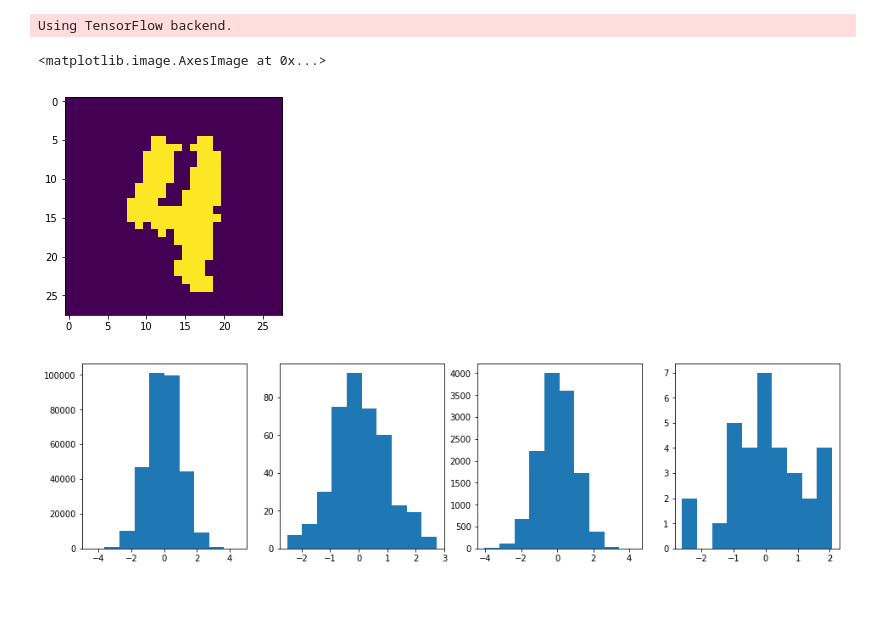
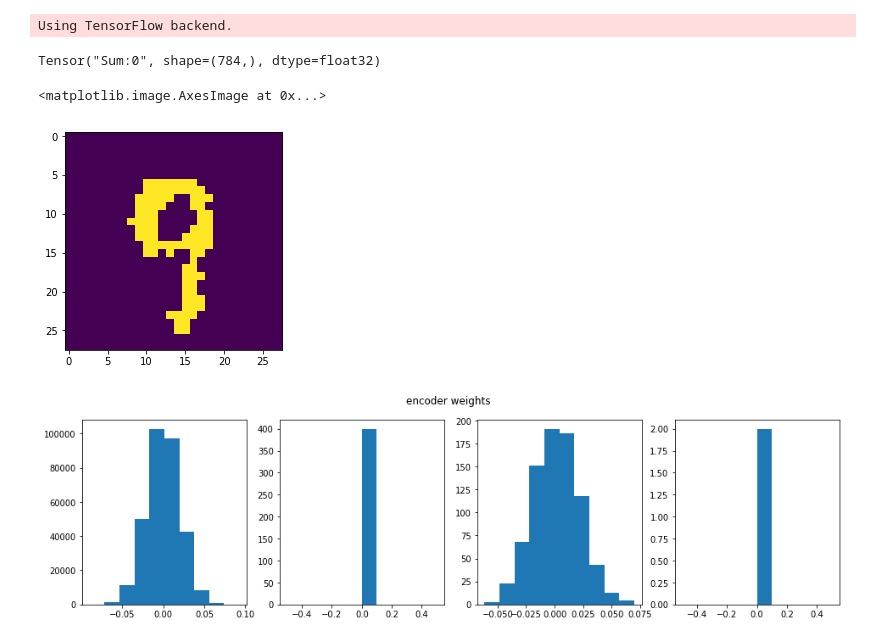
Before and after one commit to jthuemmel/svgd, a Jupyter notebook: stein_vae.ipynb, the cells around one changed output. Drawn from its saved outputs; the diff is of its cells as text; code cells hidden in the pictures; blank space fills up the shorter version.

```diff
--- a/stein_vae.ipynb
+++ b/stein_vae.ipynb
@@ -73,14 +73,14 @@ class decoder_network():
 
     def build_network(self):
         decoder_inputs = Input(batch_shape=(None, self.input_dim))
-        #decoder_inputs = Dropout(self.rate,input_shape=(None, self.input_dim))
+        #decoder_inputs   = Dropout(self.rate)(decoder_inputs)
         decoder_hidden = Dense(self.n_hidden,activation='tanh',
                                kernel_initializer = RandomNormal(self.mu,self.sigma),
-                               bias_initializer = RandomNormal(self.mu,self.sigma))(decoder_inputs)
-        decoder_hidden = Dropout(self.rate)(decoder_hidden)
+                               bias_initializer = Zeros())(decoder_inputs)
+        #decoder_hidden = Dropout(self.rate)(decoder_hidden)
         decoder_output = Dense(self.output_dim, activation='sigmoid',
                                kernel_initializer = RandomNormal(self.mu,self.sigma),
-                               bias_initializer = RandomNormal(self.mu,self.sigma))(decoder_hidden)
+                               bias_initializer = Zeros())(decoder_hidden)
         decoder = Model(inputs = decoder_inputs, outputs = decoder_output)
         return decoder
 
@@ -103,7 +103,6 @@ class decoder_network():
         part2 = (1-X_real) * tf.log(tf.where(1-x_rec > fudge,1-x_rec,fudge * tf.ones_like(x_rec)))
 
         logpxz = tf.reduce_sum(tf.where(X_real==1, part1, part2), axis=0)
-
         return logpxz
 # %%
 def rbf_kernel(x,h = -1):
@@ -136,14 +135,17 @@ def dynamical_binarization(data):
 (x_train_f, y_train_f), (x_test, y_test) = mnist.load_data()
 # %%
 batch_size = 1
-iters = 5000
-n_parts = 5
-latent_dim = 32
+iters = 10000
+n_parts = 50
+latent_dim = 2
 n_hidden = 400
 
 loc = 0
 scale = 1
 epsilon = 1e-4
+
+en_sig = 0.02
+de_sig = 0.02
 
 num_samples = x_train_f.shape[0]
 num_val = 10000
@@ -163,8 +165,10 @@ tf.reset_default_graph()
 
 sess = tf.InteractiveSession()
 
-encoder = encoder_network(sess, n_parts, input_dim, latent_dim)
-decoder = decoder_network(sess, n_parts, latent_dim, flat_dim)
+encoder = encoder_network(sess, n_parts, input_dim, latent_dim,sigma = en_sig)
+decoder = decoder_network(sess, n_parts, latent_dim, flat_dim,sigma = de_sig)
+# %% [output]
+Tensor("Sum:0", shape=(784,), dtype=float32)
 # %%
 for t in range(iters):
     x_input = extend_input(x_train[t],loc, scale, n_parts)
@@ -190,18 +194,20 @@ for t in range(iters):
     theta_grad = decoder.eval_theta_grad(z,x_train[t])
     theta_1 = []
     for i,theta in enumerate(decoder.model.get_weights()):
-        theta_1.append(theta + epsilon * (theta_grad[i] / n_parts))
+        theta_1.append(theta + ((theta_grad[i]) / n_parts))
     decoder.model.set_weights(theta_1)
 # %%
-test = extend_input(x_train[0],loc, scale, n_parts)
-plt.imshow(x_val[0].reshape(orig_dim))
+q = 2
+test = extend_input(x_val[q],loc, scale, n_parts)
+plt.imshow(x_val[q].reshape(orig_dim))
 # %% [output]
 <matplotlib.image.AxesImage at 0x...>
-[figure, old version]
+[figure, new version]
 # %%
 weights = encoder.model.get_weights()
 fig,ax = plt.subplots(1,len(weights),figsize=(16,4))
+fig.suptitle('encoder weights')
 for i,weight in enumerate(weights):
     ax[i].hist(weight.reshape(-1))
 # %% [output]
-[figure, old version]
+[figure, new version]
```
Also changed, not shown: parts of 23 cells of this notebook.
